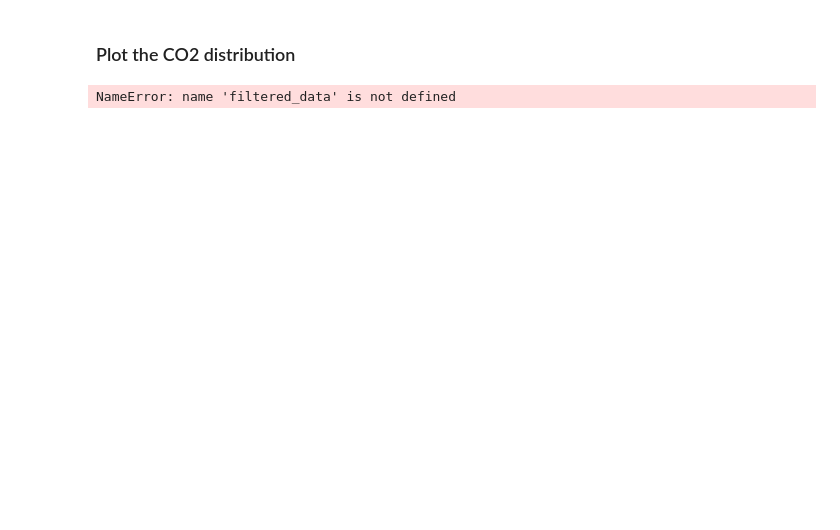
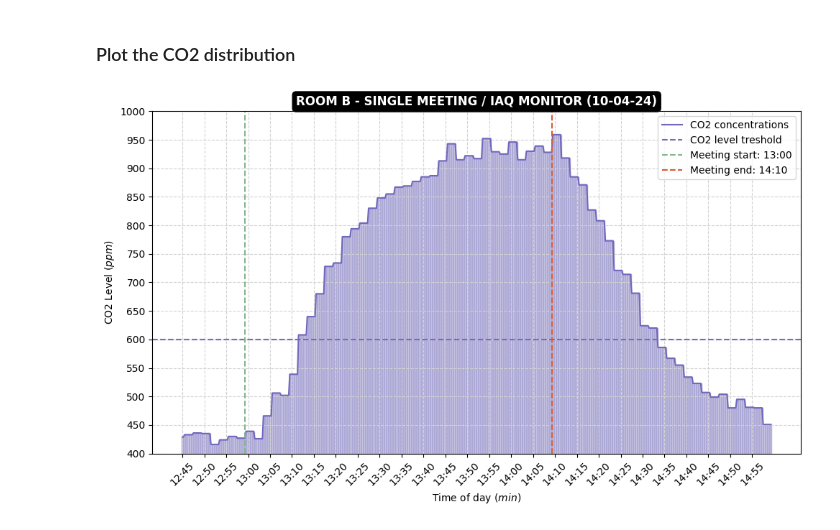
Before and after one commit to viszlab/datasets, a Jupyter notebook: room-b_monitor-meeting-spike-single.ipynb, the cells around one changed output. Cells and saved outputs as stored; diff of their text form; code cells hidden in the pictures; blank space fills up the shorter version.

```diff
--- a/room-b_monitor-meeting-spike-single.ipynb
+++ b/room-b_monitor-meeting-spike-single.ipynb
@@ -184,7 +218,7 @@ plt.plot(filtered_data.index, filtered_data['CO2 ppm'], linestyle='-', color='#7
 # Plot bars for CO2 ppm levels
 plt.bar(filtered_data.index, filtered_data['CO2 ppm'], color='#deddee', width=1, edgecolor='#ada9d6')
 
-title = plt.title('Room B / IAQ Monitor (10-04-24)'.upper(), fontweight="bold" )
+title = plt.title('Room B - Single meeting / IAQ Monitor (10-04-24)'.upper(), fontweight="bold" )
 title.set_position([.5, 0.6])  # Adjust the title position
 title.set_color('white')  # Set title text color to white
 title.set_bbox(dict(facecolor='black', edgecolor='black', boxstyle='round,pad=0.3'))  # Set title background color to black
@@ -192,32 +226,39 @@ plt.xlabel('Time of day (${min}$)')
 plt.ylabel('CO2 Level (${ppm}$)')
 
 # Set y-axis limit
 plt.ylim(400, 1000)
 
+# Set y-axis ticks at intervals of 50
+plt.yticks(range(400, 1001, 50))
+
 # Set x-axis ticks at intervals of 5 minutes
-tick_positions = range(0, len(filtered_data), 5)
+tick_positions = range(0, len(filtered_data), 20)
 
 # Format time strings to remove seconds
 time_ticks = [time.split(":")[0] + ":" + time.split(":")[1] for time in filtered_data['Time'][tick_positions]]
 
 plt.xticks(tick_positions, time_ticks, rotation=45)  # Update to use formatted time_ticks
 
 # Add markers at the 5-minute intervals
 plt.plot(filtered_data.index[tick_positions], filtered_data['CO2 ppm'].iloc[tick_positions], markersize=4, linestyle='')
 
+# Draw horizontal line at 600 CO2 level mark
+plt.axhline(y=600, color='#756db8', linestyle='--', label='CO2 level treshold')
+
 # Add vertical lines for start and end of meeting
 start_index = filtered_data[filtered_data['Time'] == '13:00:00'].index[0]
 end_index = filtered_data[filtered_data['Time'] == '14:10:00'].index[0]
 plt.axvline(x=start_index, color='#84b690', linestyle='--', label='Meeting start: 13:00')
 plt.axvline(x=end_index, color='#d85c36', linestyle='--', label='Meeting end: 14:10')
+
 
 plt.grid(True, linestyle='--', color='lightgrey')
 plt.tight_layout()
 plt.legend()
 
 # Save the chart to disk
 plt.savefig('monitor-charts/room-b-monitor-meeting-spike-single.png', dpi=300, bbox_inches='tight')
 
 plt.show()
 # %% [output]
-NameError: name 'filtered_data' is not defined
+[figure, added]
```
Also changed, not shown: parts of 3 cells of this notebook, 11 other files.
